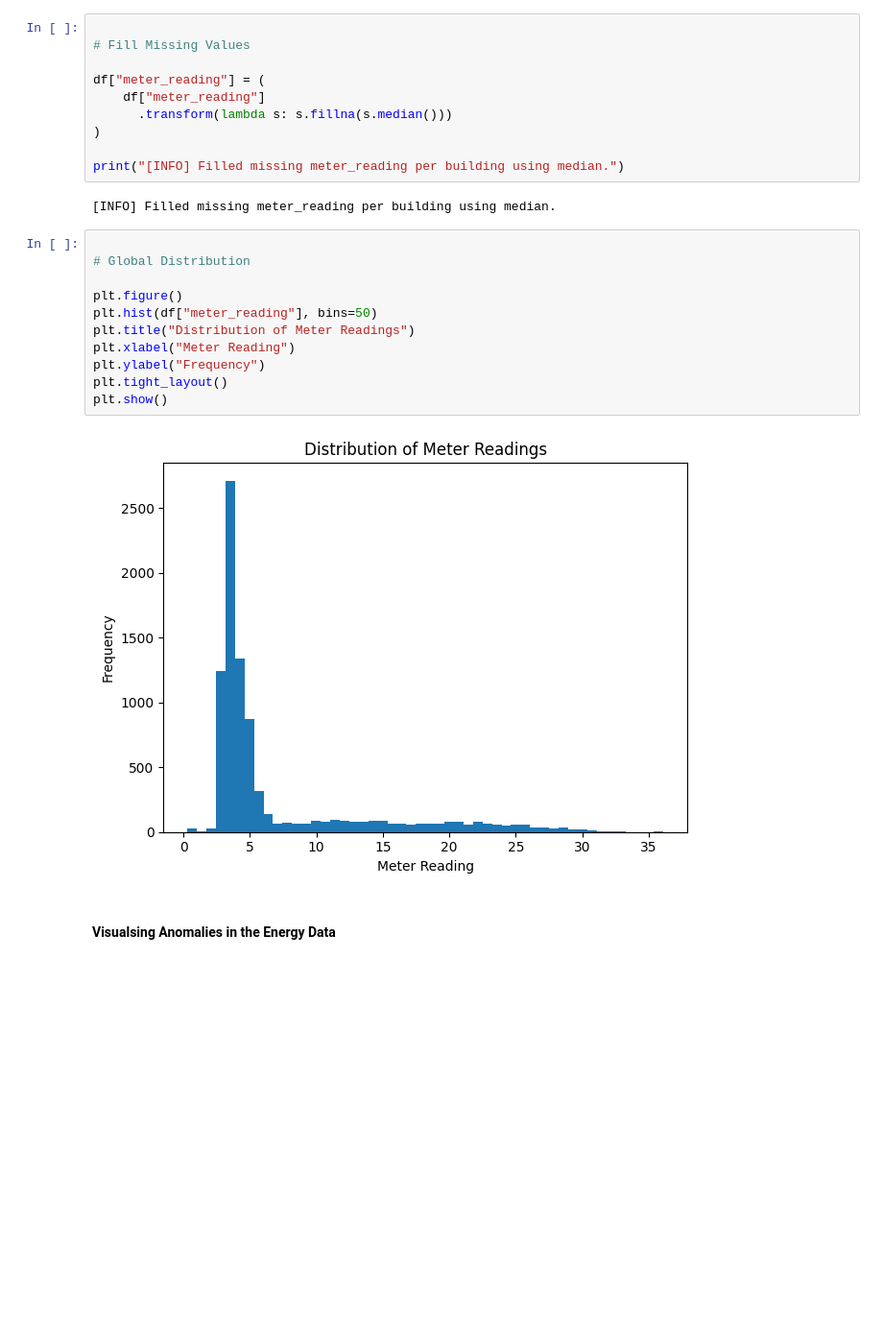
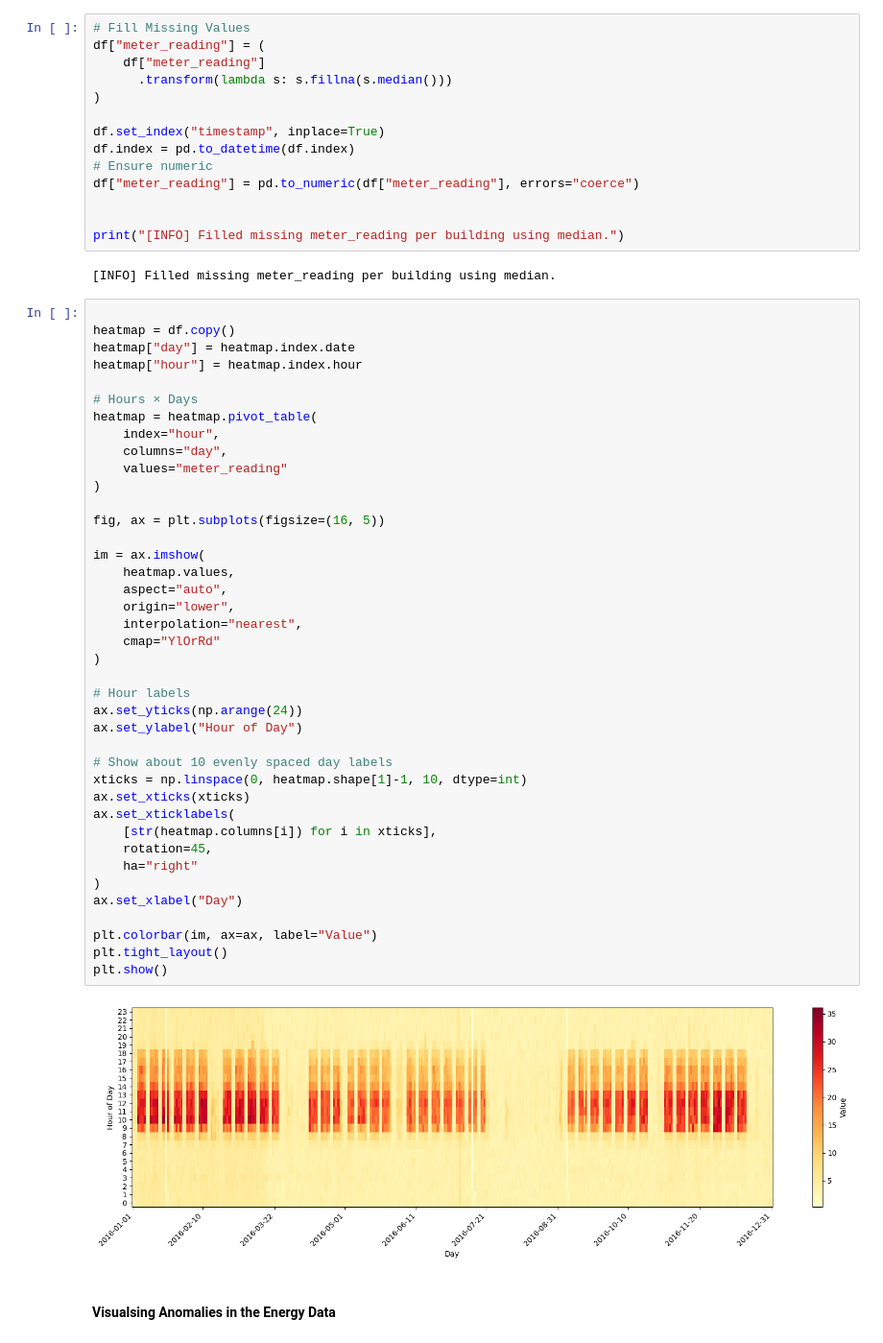
Before and after one commit to energyfms/notebooks, a Jupyter notebook: energy_tspulse_anomaly_detection_zeroshot.ipynb, the cells around one changed output. Shown at 96% size. Cells and saved outputs as stored; diff of their text form; blank space fills up the shorter version.

```diff
--- a/energy_tspulse_anomaly_detection_zeroshot.ipynb
+++ b/energy_tspulse_anomaly_detection_zeroshot.ipynb
@@ -158,30 +136,63 @@ df.plot(x="timestamp", y="meter_reading", figsize=(12, 4), title=f"Building {697
 <Axes: title={'center': 'Building 697 Energy Consumption'}, xlabel='timestamp'>
 [figure]
 # %%
-
 # Fill Missing Values
-
 df["meter_reading"] = (
     df["meter_reading"]
       .transform(lambda s: s.fillna(s.median()))
 )
 
+df.set_index("timestamp", inplace=True)
+df.index = pd.to_datetime(df.index)
+# Ensure numeric
+df["meter_reading"] = pd.to_numeric(df["meter_reading"], errors="coerce")
+
+
 print("[INFO] Filled missing meter_reading per building using median.")
 # %% [output]
 [INFO] Filled missing meter_reading per building using median.
 # %%
 
-# Global Distribution
+heatmap = df.copy()
+heatmap["day"] = heatmap.index.date
+heatmap["hour"] = heatmap.index.hour
 
-plt.figure()
-plt.hist(df["meter_reading"], bins=50)
-plt.title("Distribution of Meter Readings")
-plt.xlabel("Meter Reading")
-plt.ylabel("Frequency")
+# Hours × Days
+heatmap = heatmap.pivot_table(
+    index="hour",
+    columns="day",
+    values="meter_reading"
+)
+
+fig, ax = plt.subplots(figsize=(16, 5))
+
+im = ax.imshow(
+    heatmap.values,
+    aspect="auto",
+    origin="lower",
+    interpolation="nearest",
+    cmap="YlOrRd"
+)
+
+# Hour labels
+ax.set_yticks(np.arange(24))
+ax.set_ylabel("Hour of Day")
+
+# Show about 10 evenly spaced day labels
+xticks = np.linspace(0, heatmap.shape[1]-1, 10, dtype=int)
+ax.set_xticks(xticks)
+ax.set_xticklabels(
+    [str(heatmap.columns[i]) for i in xticks],
+    rotation=45,
+    ha="right"
+)
+ax.set_xlabel("Day")
+
+plt.colorbar(im, ax=ax, label="Value")
 plt.tight_layout()
 plt.show()
 # %% [output]
-[figure, old version]
+[figure, new version]
 # %% [markdown]
 #### Visualsing Anomalies in the Energy Data
 # %%
```
Also changed, not shown: parts of 12 cells of this notebook.
